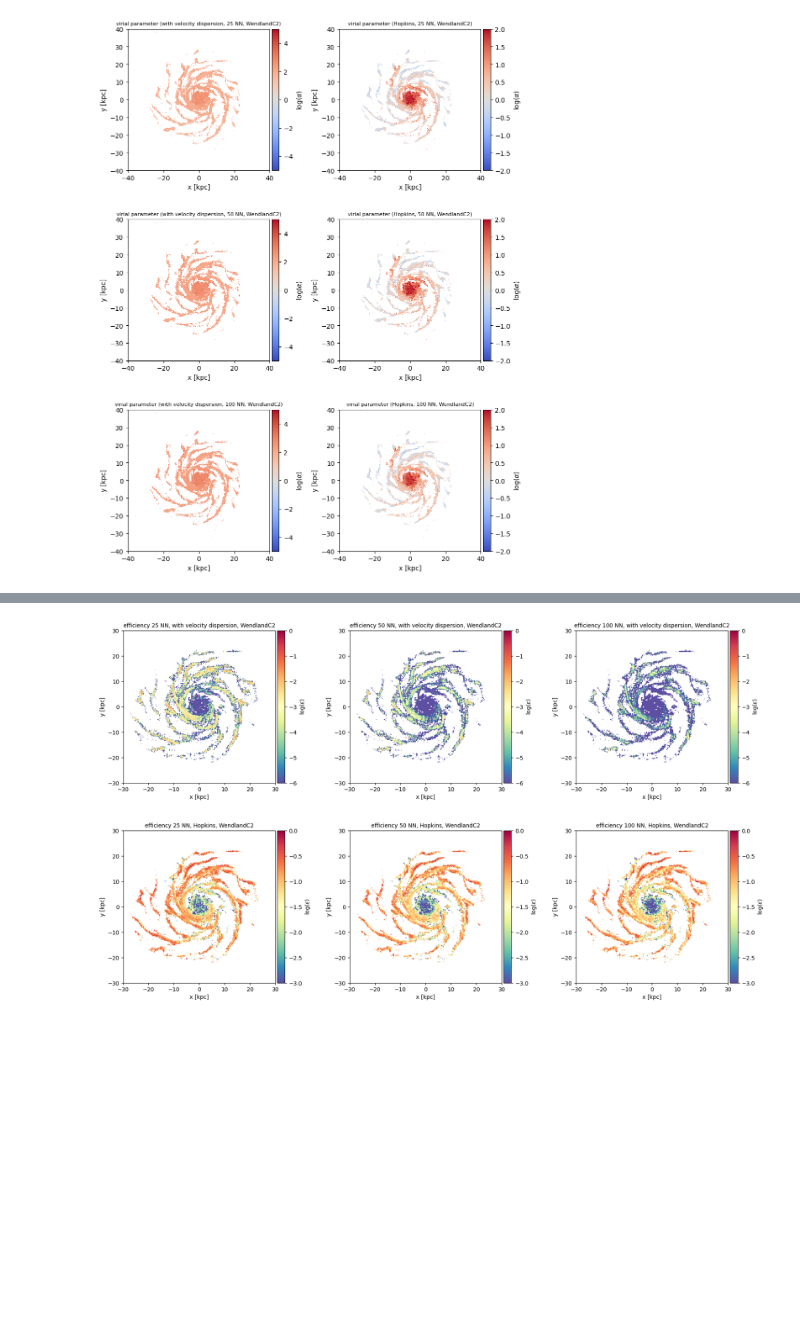
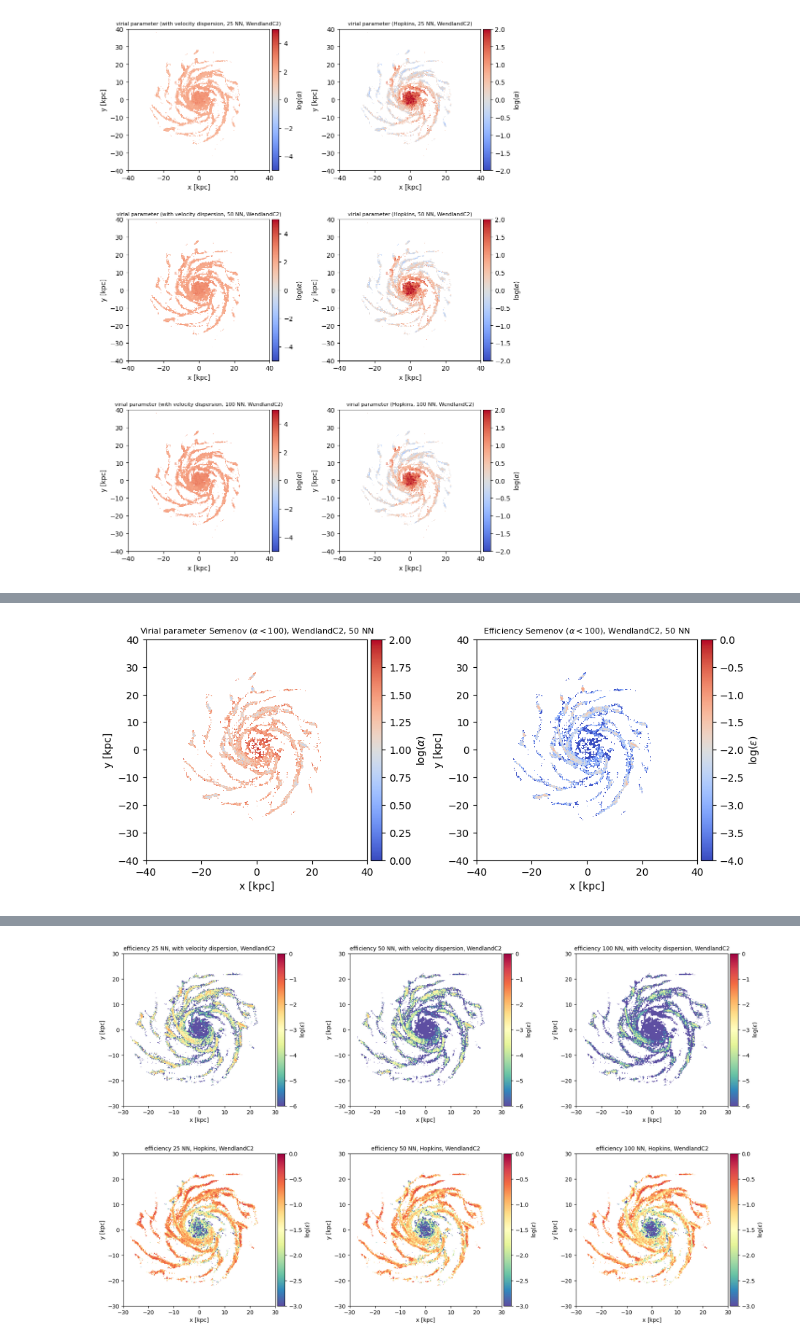
Before and after one commit to Evafranck/star_formation, a Jupyter notebook: star_formation_neu.ipynb, the cells around one changed output, grey strips where cells are left out. Saved outputs shown, nothing was run; the diff lists cells and outputs as text; code cells hidden in the pictures; blank space fills up the shorter version.

```diff
--- a/star_formation_neu.ipynb
+++ b/star_formation_neu.ipynb
@@ -466,2 +461,27 @@ plt.show()
+# %%
+title = [r'Virial parameter Semenov ($\alpha < 100$), WendlandC2, 50 NN', r'Efficiency Semenov ($\alpha < 100$), WendlandC2, 50 NN']
+key = ['alpha_sem', 'efficiency_sem']
+label = [r'log($\alpha$)', r'log($\epsilon$)']
+vmin_list = [0, -4]
+vmax_list = [2, 0]
+fig = plt.figure(figsize = (10, 15))
+gs0 = gd.GridSpec(1,2, figure=fig, wspace = 0.4)
+
+for n in range(2):
+    ax = fig.add_subplot(gs0[n])
+    im = ax.imshow(np.log10(mw_hist2(gal_low_alpha_sem, key[n], 500)), extent=(-50,50,-50,50), cmap='coolwarm', vmin = vmin_list[n], vmax = vmax_list[n])
+    divider = make_axes_locatable(ax)
+    cax = divider.append_axes('right', size='5%', pad=0.05)
+    fig.colorbar(im, cax=cax, orientation='vertical', label = label[n])
+    ax.set_title(title[n], wrap = True, fontsize = 8)
+    ax.set_xlabel('x [kpc]')
+    ax.set_ylabel('y [kpc]')
+    ax.set_xlim(-40, 40)
+    ax.set_ylim(-40, 40)
+    ax.set_aspect(1./ax.get_data_ratio())
+
+plt.show()
+# %% [output]
+[figure, added]
 # %%
 #g_hist, g_xedge, g_yedge, g_bin  = stats.binned_statistic_2d(gal.g['x'], gal.g['y'], np.log10(alpha_sem_W_50), statistic = 'mean', bins = 200, range=((-50,50),(-50,50)))
```
Also changed, not shown: parts of 15 cells of this notebook, 1 other file.
